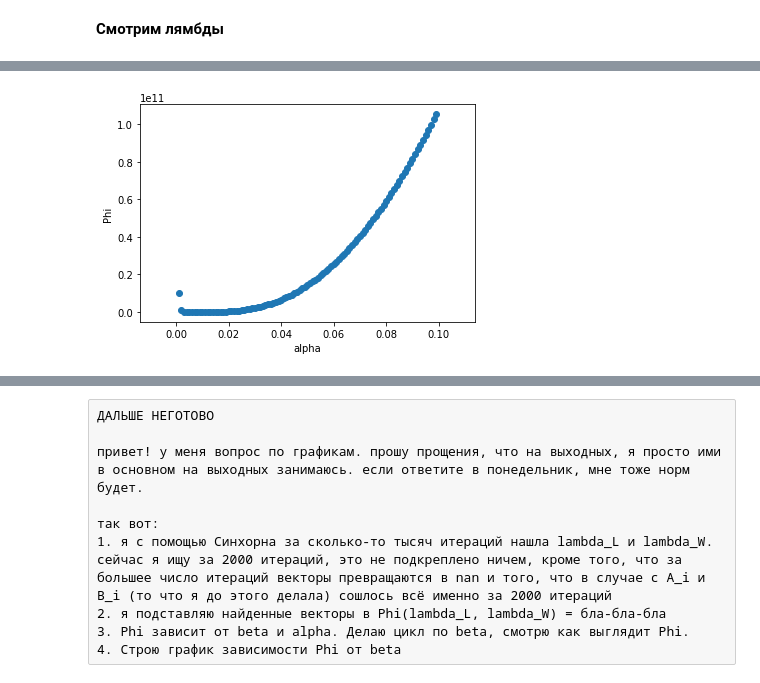
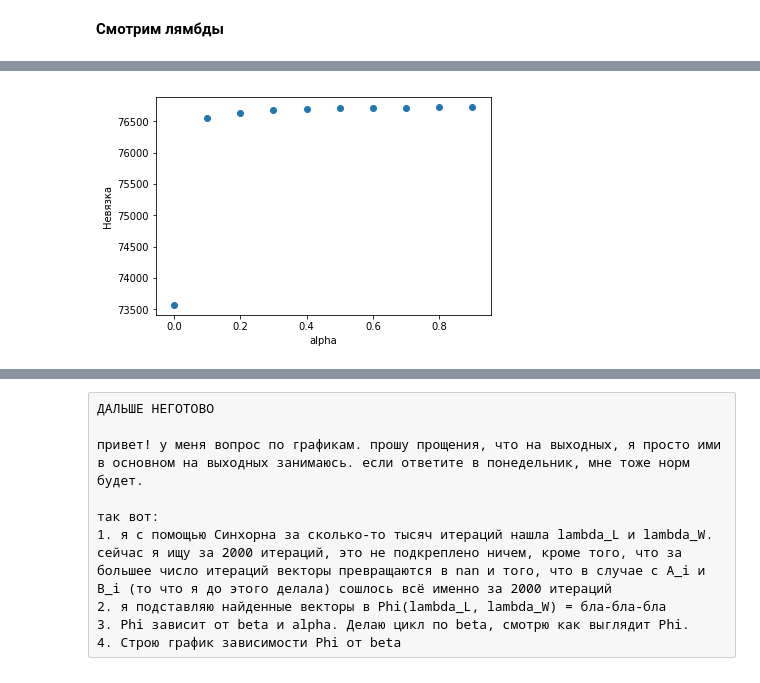
Before and after one commit to tamamolis/Gravity_traffic, a Jupyter notebook: corr_matrix_recovery.ipynb, the cells around one changed output, grey strips where cells are left out. Saved outputs shown, nothing was run; the diff lists cells and outputs as text; code cells hidden in the pictures.

```diff
--- a/corr_matrix_recovery.ipynb
+++ b/corr_matrix_recovery.ipynb
@@ -259 +235,17 @@ plt.show()
+# %%
+num_iter = 1500
+alpha = 1.0
+beta_range = np.arange(0.0, 1.0, 0.1)
+res_list = []
+for beta in beta_range:
+    r, _, _ = iterate(beta, alpha, d, L, W, num_iter)
+    res_list.append(r)
+#     print(r, beta)
+# %%
+plt.scatter(beta_range, res_list)
+plt.ylabel('Невязка')
+plt.xlabel('alpha')
+plt.show()
+# %% [output]
+[figure, added]
 # %%
@@ -271,7 +261,5 @@ for beta in beta_range:
 # %%
 plt.scatter(beta_range, res_list)
-plt.ylabel('Phi')
+plt.ylabel('Невязка')
 plt.xlabel('alpha')
 plt.show()
-# %% [output]
-[figure, removed]
```
Also changed, not shown: parts of 8 cells of this notebook.
